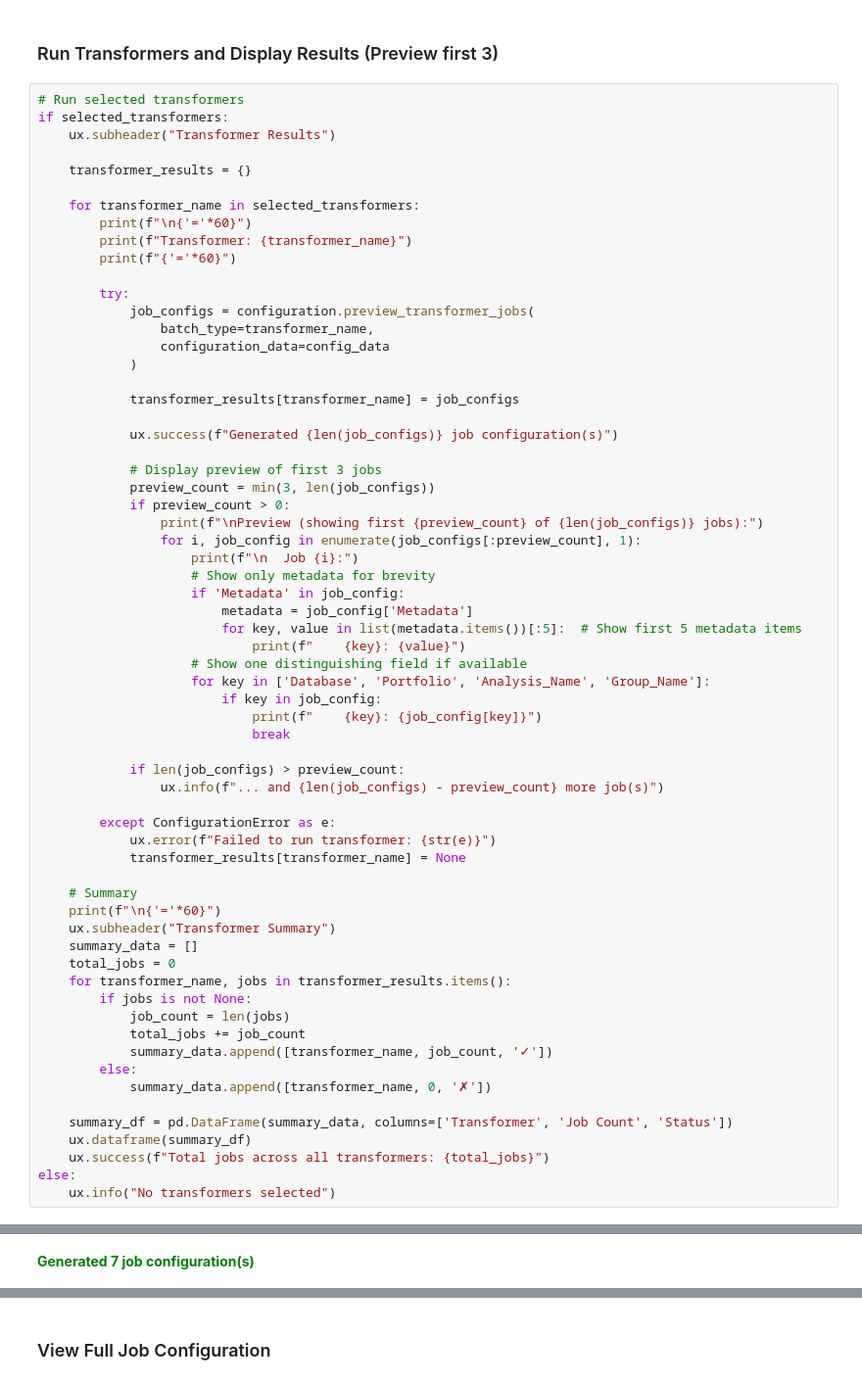
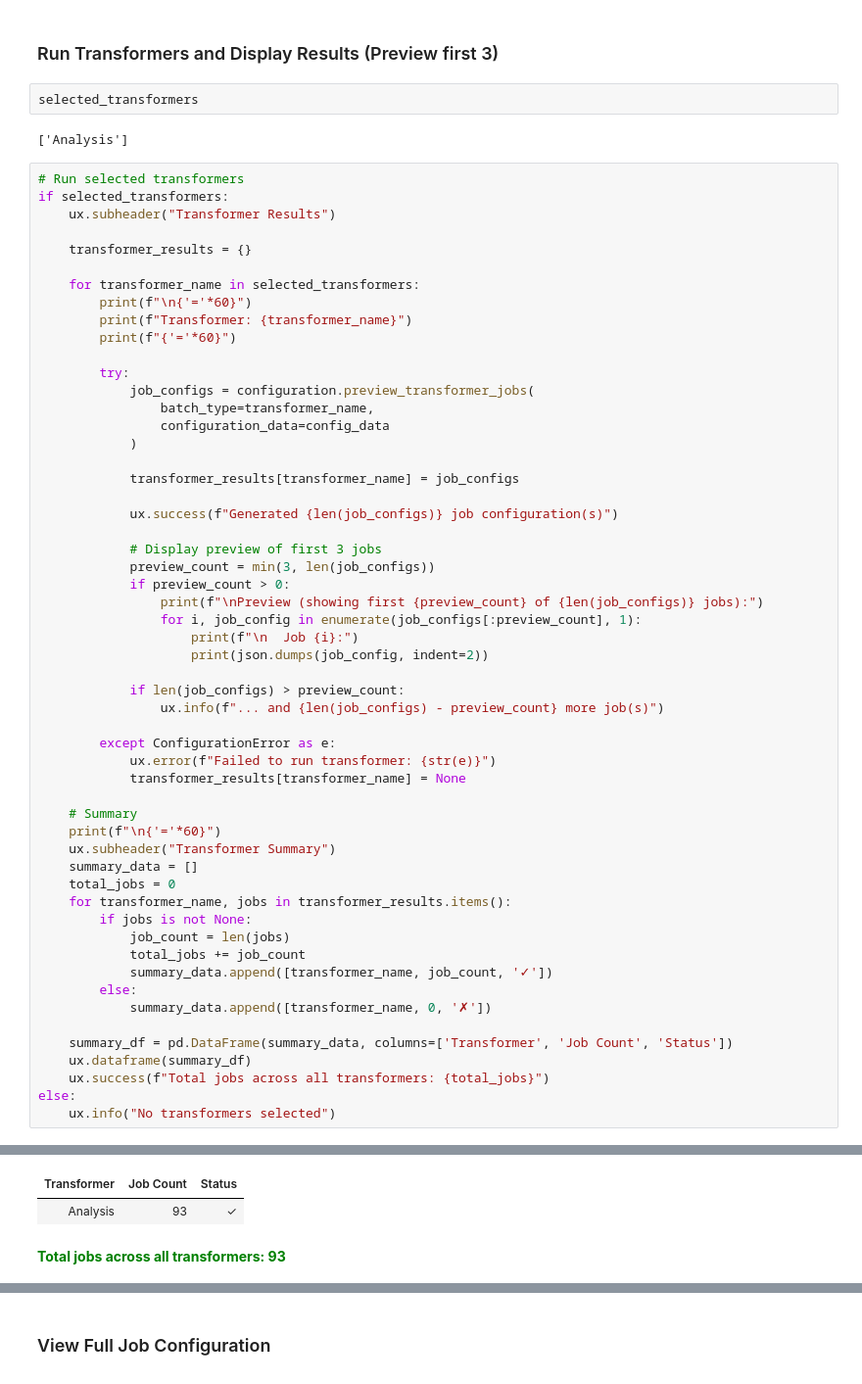
Before and after one commit to anilvenu/irp-notebook-framework, a Jupyter notebook: workspace/workflows/_Tools/Configuration Management/Configuration Validator.ipynb, the cells around one changed output, grey strips where cells are left out. Shown: that part at 98% size. Drawn from its saved outputs; the diff is of its cells as text.

Commit message:
Fixed the printing of job configs

```diff
--- a/workspace/workflows/_Tools/Configuration Management/Configuration Validator.ipynb
+++ b/workspace/workflows/_Tools/Configuration Management/Configuration Validator.ipynb
@@ -313,5 +313,9 @@ Selected all 11 transformers
 # %% [markdown]
 ### Run Transformers and Display Results (Preview first 3)
+# %%
+selected_transformers
+# %% [output]
+['Analysis']
 # %%
 # Run selected transformers
 if selected_transformers:
@@ -340,16 +344,7 @@ if selected_transformers:
                 print(f"\nPreview (showing first {preview_count} of {len(job_configs)} jobs):")
                 for i, job_config in enumerate(job_configs[:preview_count], 1):
                     print(f"\n  Job {i}:")
-                    # Show only metadata for brevity
-                    if 'Metadata' in job_config:
-                        metadata = job_config['Metadata']
-                        for key, value in list(metadata.items())[:5]:  # Show first 5 metadata items
-                            print(f"    {key}: {value}")
-                    # Show one distinguishing field if available
-                    for key in ['Database', 'Portfolio', 'Analysis_Name', 'Group_Name']:
-                        if key in job_config:
-                            print(f"    {key}: {job_config[key]}")
-                            break
+                    print(json.dumps(job_config, indent=2))
 
             if len(job_configs) > preview_count:
                 ux.info(f"... and {len(job_configs) - preview_count} more job(s)")
@@ -424 +401,3 @@ Transformer: EDM Creation
+| Transformer | Job Count | Status |
+| Analysis | 93 | ✓ |
-Generated 7 job configuration(s)
+Total jobs across all transformers: 93
```
Also changed, not shown: parts of 4 cells of this notebook.
